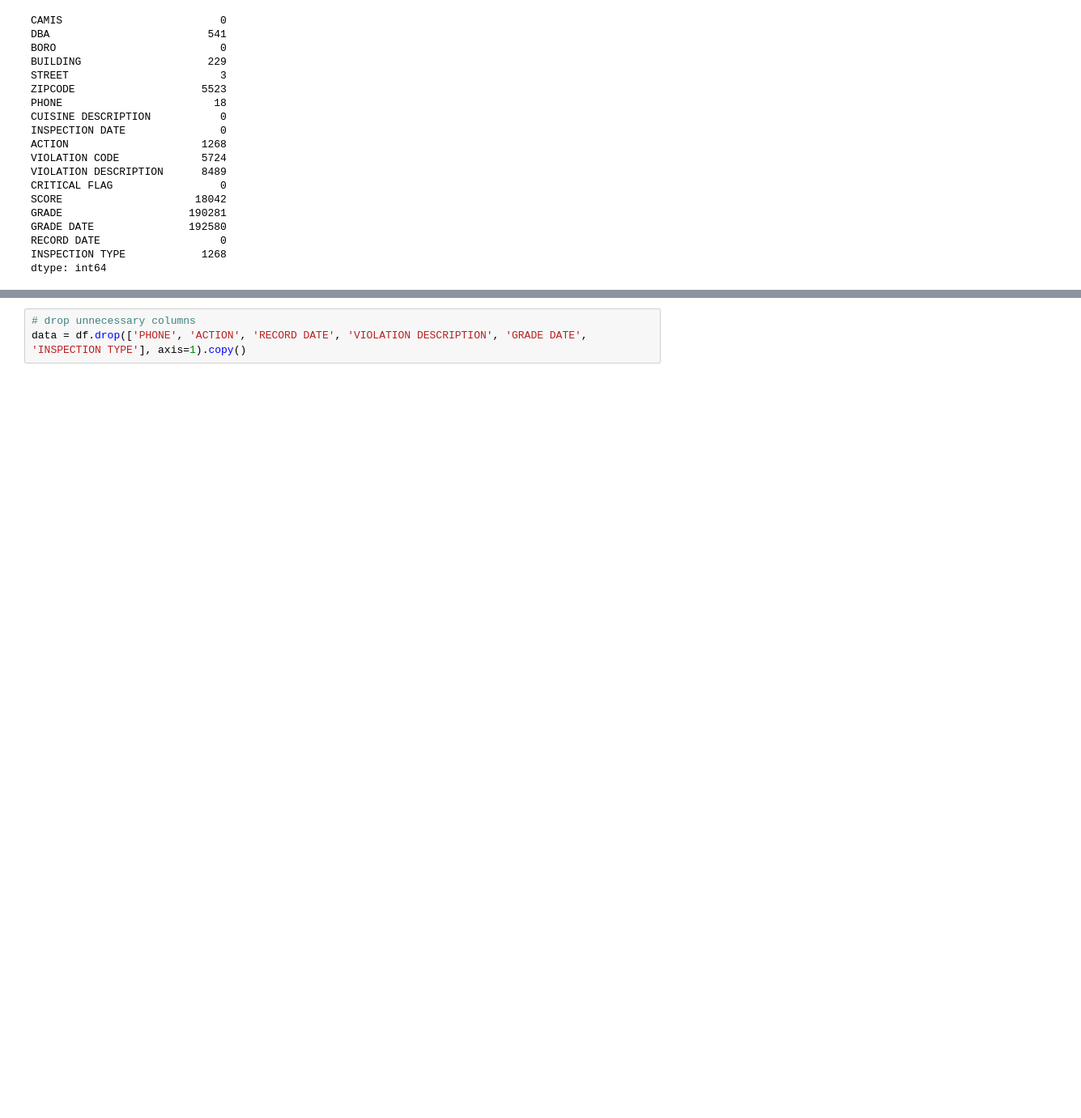
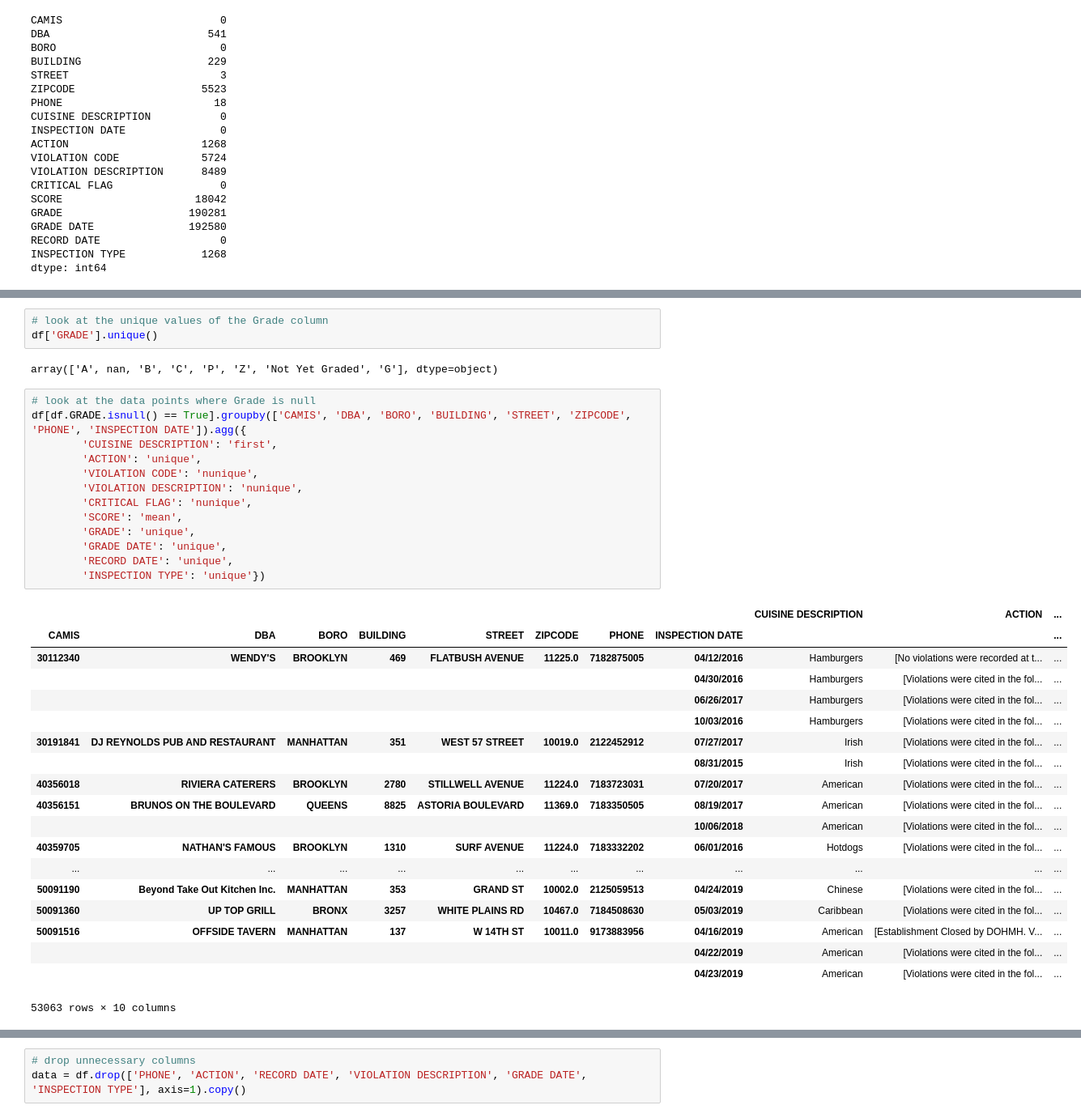
Before and after one commit to deep22kar/random-forest, a Jupyter notebook: Data.ipynb, the cells around one changed output, grey strips where cells are left out. Shown: that part at 81% size. Drawn from its saved outputs; the diff is of its cells as text; blank space fills up the shorter version.

```diff
--- a/Data.ipynb
+++ b/Data.ipynb
@@ -76,0 +135,38 @@ Text(0.5, 1.0, 'Missing Data')
+# %%
+# look at the unique values of the Grade column
+df['GRADE'].unique()
+# %% [output]
+array(['A', nan, 'B', 'C', 'P', 'Z', 'Not Yet Graded', 'G'], dtype=object)
+# %%
+# look at the data points where Grade is null
+df[df.GRADE.isnull() == True].groupby(['CAMIS', 'DBA', 'BORO', 'BUILDING', 'STREET', 'ZIPCODE', 'PHONE', 'INSPECTION DATE']).agg({
+        'CUISINE DESCRIPTION': 'first',
+        'ACTION': 'unique',
+        'VIOLATION CODE': 'nunique',
+        'VIOLATION DESCRIPTION': 'nunique',
+        'CRITICAL FLAG': 'nunique',
+        'SCORE': 'mean',
+        'GRADE': 'unique',
+        'GRADE DATE': 'unique',
+        'RECORD DATE': 'unique',
+        'INSPECTION TYPE': 'unique'})
+# %% [output]
+|  |  |  |  |  |  |  |  | CUISINE DESCRIPTION | ACTION | ... |
+| CAMIS | DBA | BORO | BUILDING | STREET | ZIPCODE | PHONE | INSPECTION DATE |  |  | ... |
+| 30112340 | WENDY'S | BROOKLYN | 469 | FLATBUSH AVENUE | 11225.0 | 7182875005 | 04/12/2016 | Hamburgers | [No violations were recorded at t... | ... |
+|  |  |  |  |  |  |  | 04/30/2016 | Hamburgers | [Violations were cited in the fol... | ... |
+|  |  |  |  |  |  |  | 06/26/2017 | Hamburgers | [Violations were cited in the fol... | ... |
+|  |  |  |  |  |  |  | 10/03/2016 | Hamburgers | [Violations were cited in the fol... | ... |
+| 30191841 | DJ REYNOLDS PUB AND RESTAURANT | MANHATTAN | 351 | WEST 57 STREET | 10019.0 | 2122452912 | 07/27/2017 | Irish | [Violations were cited in the fol... | ... |
+|  |  |  |  |  |  |  | 08/31/2015 | Irish | [Violations were cited in the fol... | ... |
+| 40356018 | RIVIERA CATERERS | BROOKLYN | 2780 | STILLWELL AVENUE | 11224.0 | 7183723031 | 07/20/2017 | American | [Violations were cited in the fol... | ... |
+| 40356151 | BRUNOS ON THE BOULEVARD | QUEENS | 8825 | ASTORIA BOULEVARD | 11369.0 | 7183350505 | 08/19/2017 | American | [Violations were cited in the fol... | ... |
+|  |  |  |  |  |  |  | 10/06/2018 | American | [Violations were cited in the fol... | ... |
+| 40359705 | NATHAN'S FAMOUS | BROOKLYN | 1310 | SURF AVENUE | 11224.0 | 7183332202 | 06/01/2016 | Hotdogs | [Violations were cited in the fol... | ... |
+| ... | ... | ... | ... | ... | ... | ... | ... | ... | ... | ... |
+| 50091190 | Beyond Take Out Kitchen Inc. | MANHATTAN | 353 | GRAND ST | 10002.0 | 2125059513 | 04/24/2019 | Chinese | [Violations were cited in the fol... | ... |
+| 50091360 | UP TOP GRILL | BRONX | 3257 | WHITE PLAINS RD | 10467.0 | 7184508630 | 05/03/2019 | Caribbean | [Violations were cited in the fol... | ... |
+| 50091516 | OFFSIDE TAVERN | MANHATTAN | 137 | W 14TH ST | 10011.0 | 9173883956 | 04/16/2019 | American | [Establishment Closed by DOHMH. V... | ... |
+|  |  |  |  |  |  |  | 04/22/2019 | American | [Violations were cited in the fol... | ... |
+|  |  |  |  |  |  |  | 04/23/2019 | American | [Violations were cited in the fol... | ... |
+53063 rows × 10 columns
```
Also changed, not shown: parts of 50 cells of this notebook.
